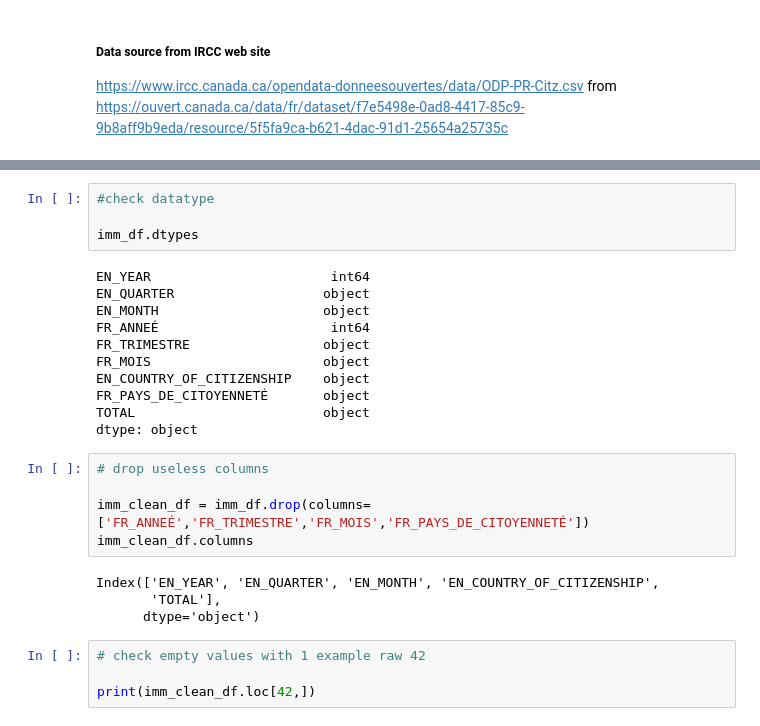
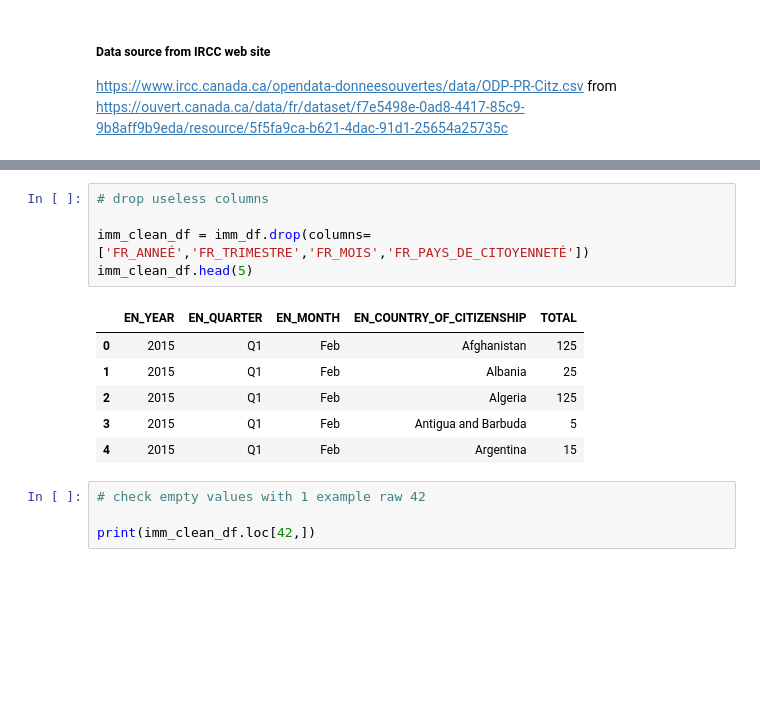
Before and after one commit to nazimben25/project3_group4, a Jupyter notebook: Data_collection.ipynb, the cells around one changed output, grey strips where cells are left out. Cells and saved outputs as stored; diff of their text form; blank space fills up the shorter version.

```diff
--- a/Data_collection.ipynb
+++ b/Data_collection.ipynb
@@ -38,30 +65,18 @@ imm_df.head(5)
 | 2 | 2015 | Q1 | Feb | 2015 | T1 | fév. | Algeria | ... |
 | 3 | 2015 | Q1 | Feb | 2015 | T1 | fév. | Antigua and Barbuda | ... |
 | 4 | 2015 | Q1 | Feb | 2015 | T1 | fév. | Argentina | ... |
-# %%
-#check datatype
-
-imm_df.dtypes
-# %% [output]
-EN_YEAR                       int64
-EN_QUARTER                   object
-EN_MONTH                     object
-FR_ANNEÉ                      int64
-FR_TRIMESTRE                 object
-FR_MOIS                      object
-EN_COUNTRY_OF_CITIZENSHIP    object
-FR_PAYS_DE_CITOYENNETÉ       object
-TOTAL                        object
-dtype: object
 # %%
 # drop useless columns
 
 imm_clean_df = imm_df.drop(columns=['FR_ANNEÉ','FR_TRIMESTRE','FR_MOIS','FR_PAYS_DE_CITOYENNETÉ'])
-imm_clean_df.columns
+imm_clean_df.head(5)
 # %% [output]
-Index(['EN_YEAR', 'EN_QUARTER', 'EN_MONTH', 'EN_COUNTRY_OF_CITIZENSHIP',
-       'TOTAL'],
-      dtype='object')
+|  | EN_YEAR | EN_QUARTER | EN_MONTH | EN_COUNTRY_OF_CITIZENSHIP | TOTAL |
+| 0 | 2015 | Q1 | Feb | Afghanistan | 125 |
+| 1 | 2015 | Q1 | Feb | Albania | 25 |
+| 2 | 2015 | Q1 | Feb | Algeria | 125 |
+| 3 | 2015 | Q1 | Feb | Antigua and Barbuda | 5 |
+| 4 | 2015 | Q1 | Feb | Argentina | 15 |
 # %%
 # check empty values with 1 example raw 42
 
```
Also changed, not shown: parts of 18 cells of this notebook, 2 other files.
